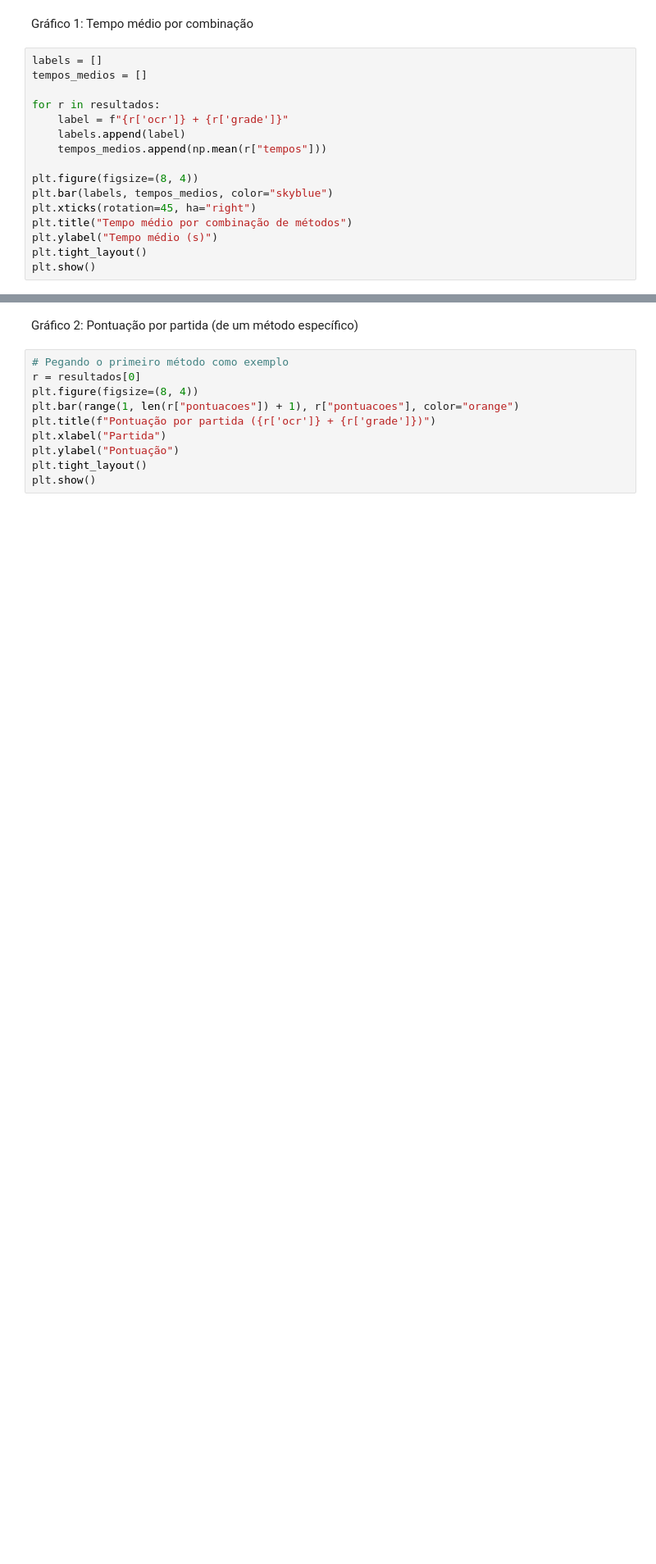
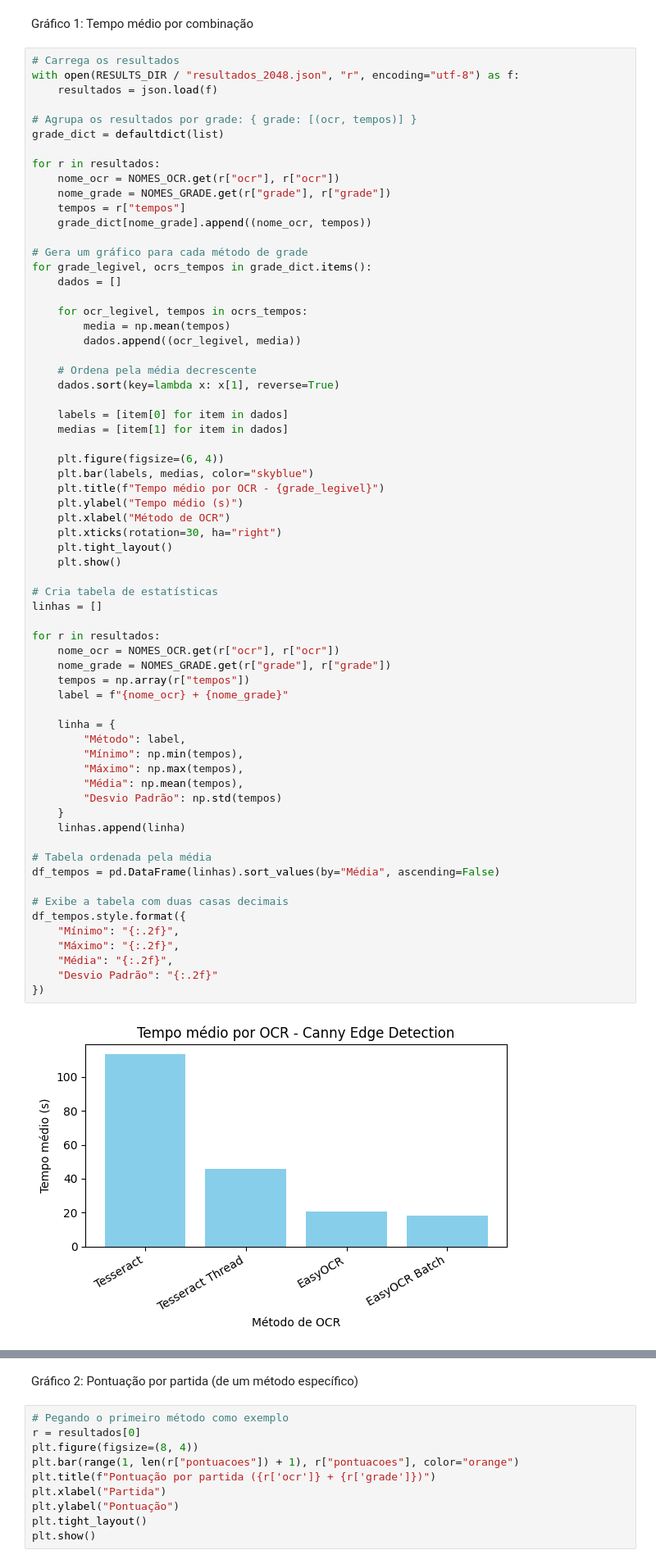
Before and after one commit to LiloMarino/GameBots, a Jupyter notebook: estatisticas.ipynb, the cells around one changed output, grey strips where cells are left out. Shown: that part at 82% size. Cells and saved outputs as stored; diff of their text form; blank space fills up the shorter version.

Commit message:
feat: :sparkles: Melhorado visualização de estatísticas

```diff
--- a/estatisticas.ipynb
+++ b/estatisticas.ipynb
@@ -9,18 +25,69 @@ with open("resultados.json", "r", encoding="utf-8") as f:
 # %% [markdown]
 Gráfico 1: Tempo médio por combinação
 # %%
-labels = []
-tempos_medios = []
+# Carrega os resultados
+with open(RESULTS_DIR / "resultados_2048.json", "r", encoding="utf-8") as f:
+    resultados = json.load(f)
+
+# Agrupa os resultados por grade: { grade: [(ocr, tempos)] }
+grade_dict = defaultdict(list)
 
 for r in resultados:
-    label = f"{r['ocr']} + {r['grade']}"
-    labels.append(label)
-    tempos_medios.append(np.mean(r["tempos"]))
+    nome_ocr = NOMES_OCR.get(r["ocr"], r["ocr"])
+    nome_grade = NOMES_GRADE.get(r["grade"], r["grade"])
+    tempos = r["tempos"]
+    grade_dict[nome_grade].append((nome_ocr, tempos))
 
-plt.figure(figsize=(8, 4))
-plt.bar(labels, tempos_medios, color="skyblue")
-plt.xticks(rotation=45, ha="right")
-plt.title("Tempo médio por combinação de métodos")
-plt.ylabel("Tempo médio (s)")
-plt.tight_layout()
-plt.show()
+# Gera um gráfico para cada método de grade
+for grade_legivel, ocrs_tempos in grade_dict.items():
+    dados = []
+
+    for ocr_legivel, tempos in ocrs_tempos:
+        media = np.mean(tempos)
+        dados.append((ocr_legivel, media))
+
+    # Ordena pela média decrescente
+    dados.sort(key=lambda x: x[1], reverse=True)
+
+    labels = [item[0] for item in dados]
+    medias = [item[1] for item in dados]
+
+    plt.figure(figsize=(6, 4))
+    plt.bar(labels, medias, color="skyblue")
+    plt.title(f"Tempo médio por OCR - {grade_legivel}")
+    plt.ylabel("Tempo médio (s)")
+    plt.xlabel("Método de OCR")
+    plt.xticks(rotation=30, ha="right")
+    plt.tight_layout()
+    plt.show()
+
+# Cria tabela de estatísticas
+linhas = []
+
+for r in resultados:
+    nome_ocr = NOMES_OCR.get(r["ocr"], r["ocr"])
+    nome_grade = NOMES_GRADE.get(r["grade"], r["grade"])
+    tempos = np.array(r["tempos"])
+    label = f"{nome_ocr} + {nome_grade}"
+
+    linha = {
+        "Método": label,
+        "Mínimo": np.min(tempos),
+        "Máximo": np.max(tempos),
+        "Média": np.mean(tempos),
+        "Desvio Padrão": np.std(tempos)
+    }
+    linhas.append(linha)
+
+# Tabela ordenada pela média
+df_tempos = pd.DataFrame(linhas).sort_values(by="Média", ascending=False)
+
+# Exibe a tabela com duas casas decimais
+df_tempos.style.format({
+    "Mínimo": "{:.2f}",
+    "Máximo": "{:.2f}",
+    "Média": "{:.2f}",
+    "Desvio Padrão": "{:.2f}"
+})
+# %% [output]
+[figure, added]
```
Also changed, not shown: parts of 5 cells of this notebook, 2 other files.
